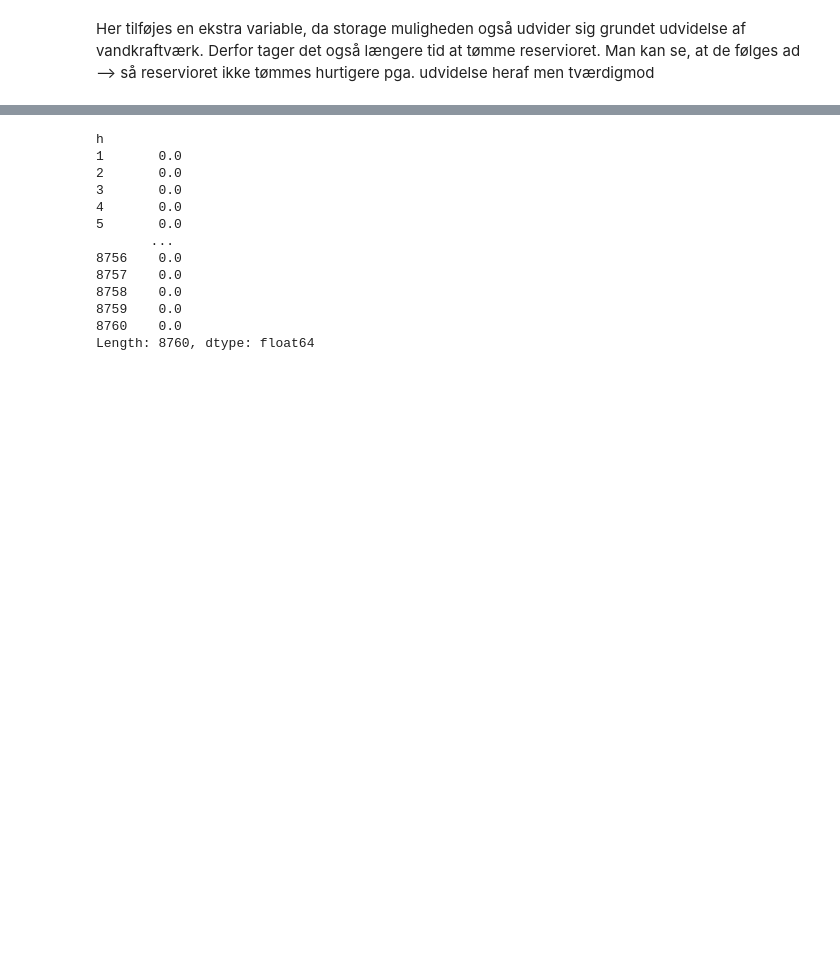
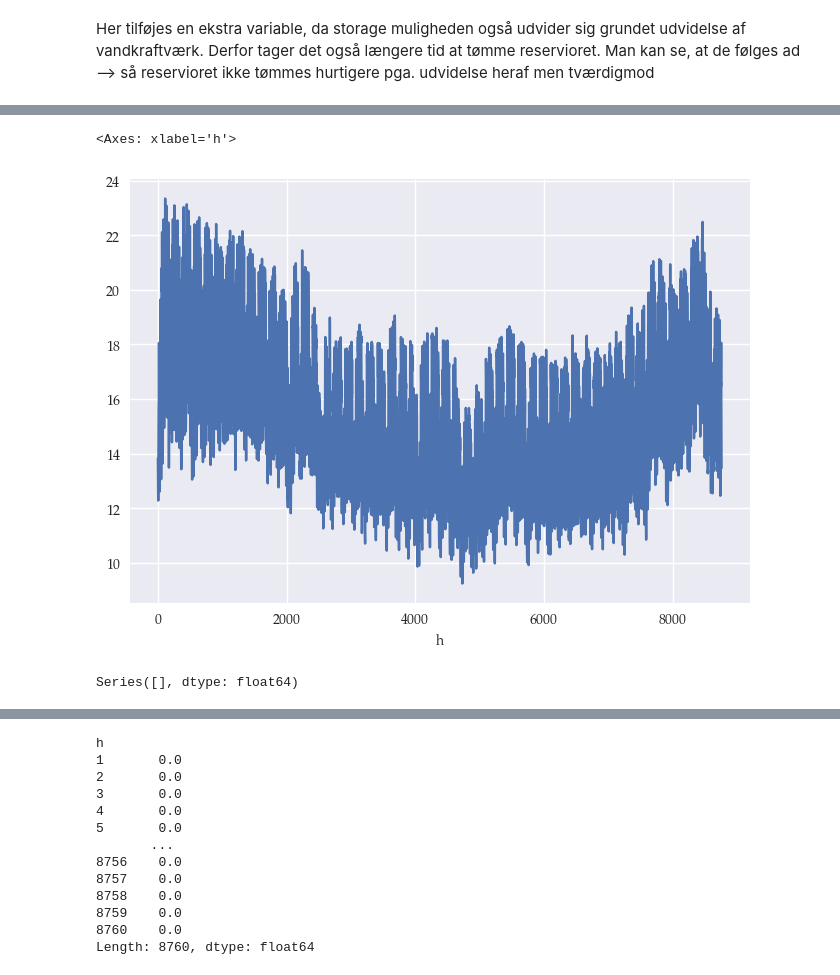
Before and after one commit to jnl455/Nuuk-Energy-mix, a Jupyter notebook: Exercises/E44/E44_SolutionGuide.ipynb, the cells around one changed output, grey strips where cells are left out. Cells and saved outputs as stored; diff of their text form; code cells hidden in the pictures; blank space fills up the shorter version.

```diff
--- a/Exercises/E44/E44_SolutionGuide.ipynb
+++ b/Exercises/E44/E44_SolutionGuide.ipynb
@@ -199,3 +331,12 @@ solution = m.loopSolveExtract(loop, [grid_ECap_1d, grid_SCap_1d], extract)
+# %%
+m.db['HourlyDemand']['c1', :].plot()
+# %% [output]
+<Axes: xlabel='h'>
+[figure, added]
+# %%
+solution['charge'][:,:,0][solution['charge'][:, :, 0] > 0]
+# %% [output]
+Series([], dtype: float64)
 # %%
 solution['Welfare']
 # %% [output]
```
Also changed, not shown: parts of 41 cells of this notebook, 18 other files.
